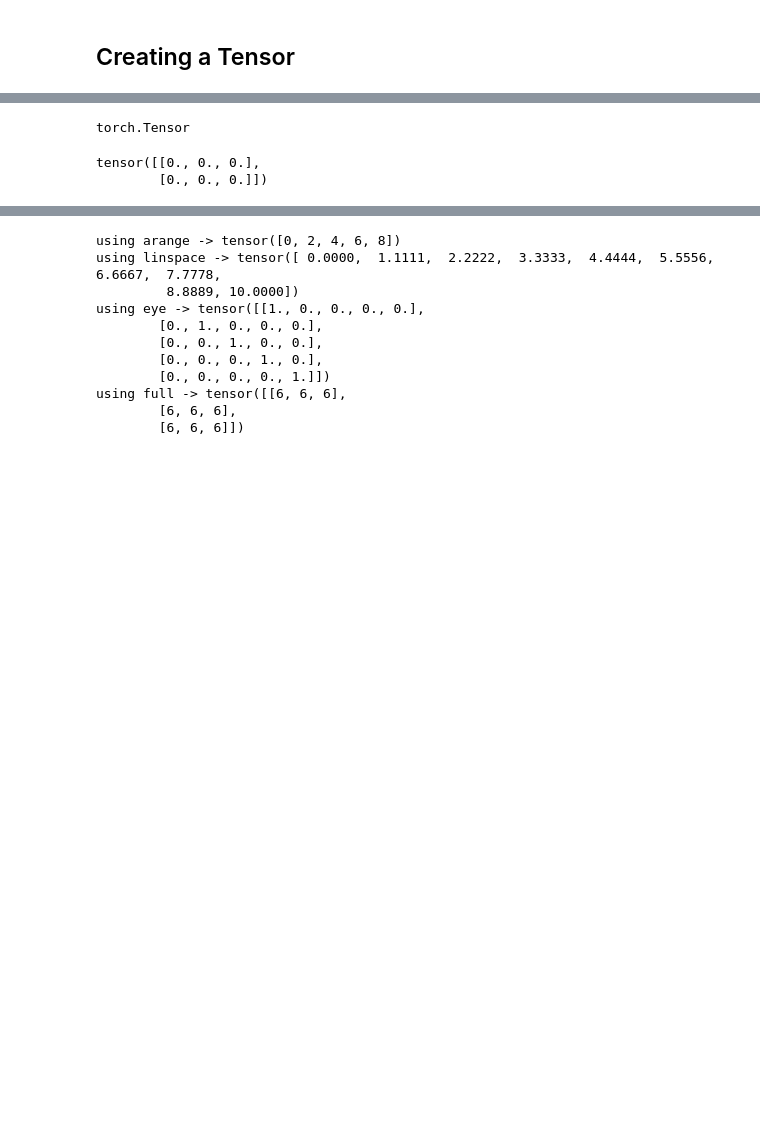
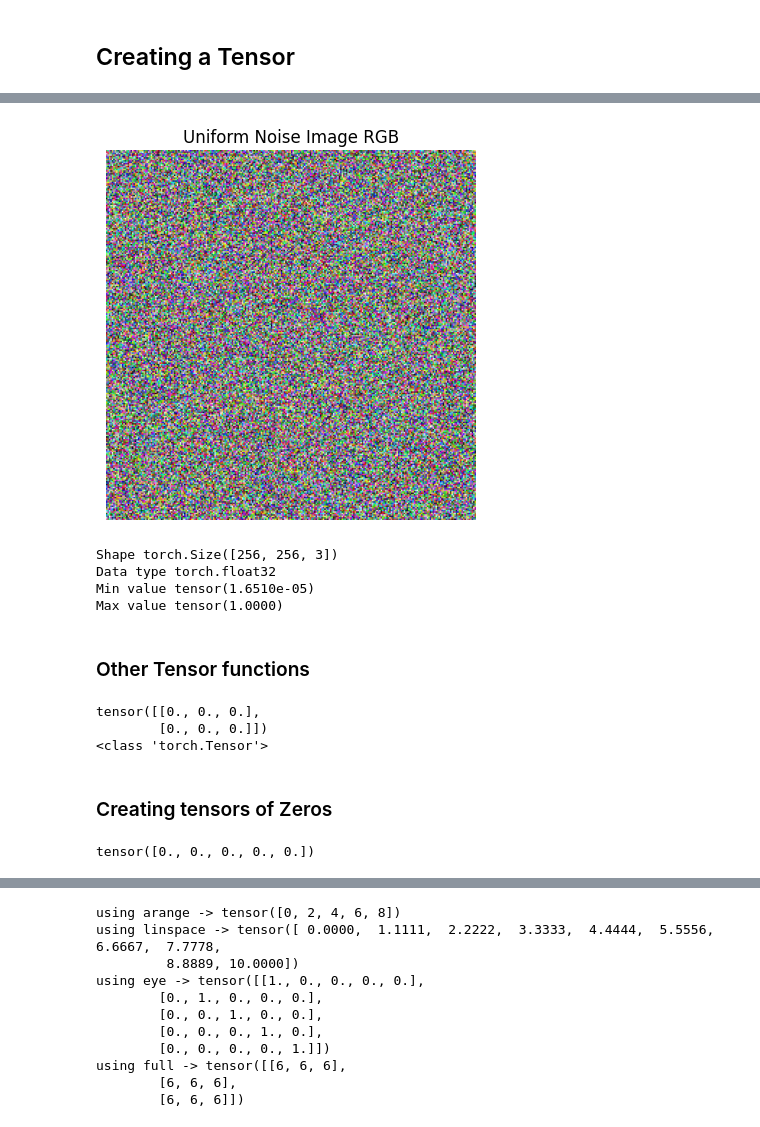
Before and after one commit to tsrinu9997/pytorch, a Jupyter notebook: tensors.ipynb, the cells around one changed output, grey strips where cells are left out. Drawn from its saved outputs; the diff is of its cells as text; code cells hidden in the pictures; blank space fills up the shorter version.

Commit message:
chnages added more functions

```diff
--- a/tensors.ipynb
+++ b/tensors.ipynb
@@ -18,14 +290,43 @@ GPU not available. Using CPU.
+# %%
+
+# h,w,c of image 256x256X3
+
+uniform_noise_rgb = torch.rand((256,256,3))
+
+plt.imshow(uniform_noise_rgb.numpy())
+plt.title("Uniform Noise Image RGB")
+plt.axis('off')
+plt.show()
+# %% [output]
+[figure, added]
+# %%
+# Checking properties of the uniform noise RGB tensor
+print("Shape", uniform_noise_rgb.shape)
+print("Data type", uniform_noise_rgb.dtype)
+print("Min value", torch.min(uniform_noise_rgb))
+print("Max value", torch.max(uniform_noise_rgb))
+# %% [output]
+Shape torch.Size([256, 256, 3])
+Data type torch.float32
+Min value tensor(1.6510e-05)
+Max value tensor(1.0000)
+# %% [markdown]
+### Other Tensor functions
 # %%
 # using empty
 a = torch.empty(2,3)
+print(a)
+# check type
+print(type(a))
+# %% [output]
+tensor([[0., 0., 0.],
+        [0., 0., 0.]])
+<class 'torch.Tensor'>
-# %%
-# check type
-type(a)
-# %% [output]
-torch.Tensor
+# %% [markdown]
+### Creating tensors of Zeros
 # %%
-# using zeros
-torch.zeros(2,3)
+# using zeros for creating a tensor of zeros
+zeros_tensor = torch.zeros(5)
+print(zeros_tensor)
 # %% [output]
-tensor([[0., 0., 0.],
-        [0., 0., 0.]])
+tensor([0., 0., 0., 0., 0.])
```
Also changed, not shown: parts of 87 cells of this notebook.
